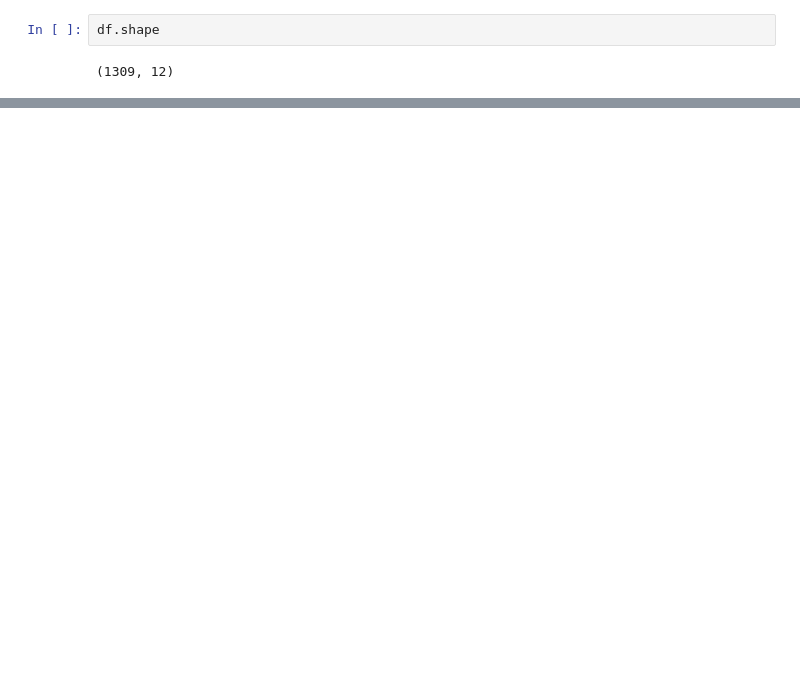
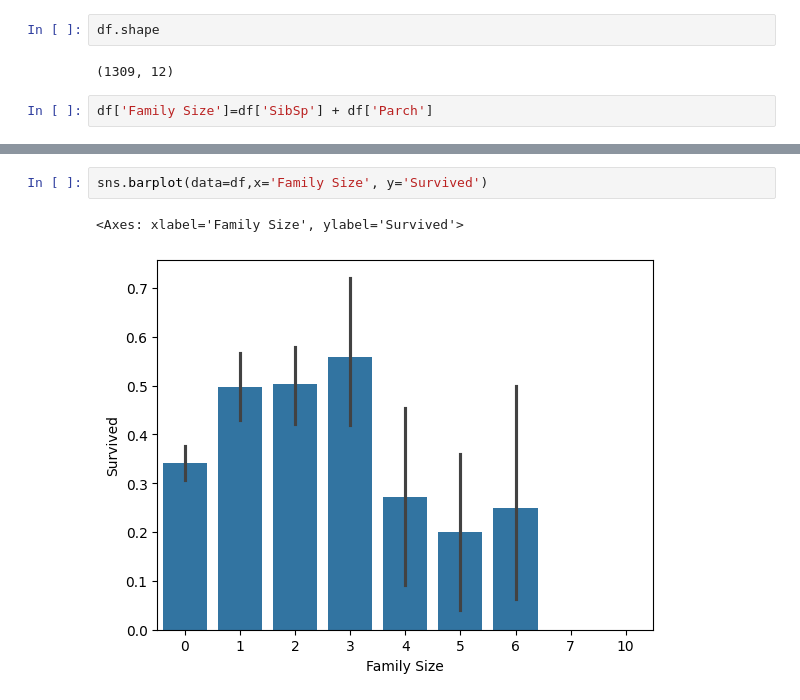
Before and after one commit to ashuwebdevloper/GEN-AI, a Jupyter notebook: ML/EDA/Feature_Engineering.ipynb, the cells around one changed output, grey strips where cells are left out. Cells and saved outputs as stored; diff of their text form; blank space fills up the shorter version.

```diff
--- a/ML/EDA/Feature_Engineering.ipynb
+++ b/ML/EDA/Feature_Engineering.ipynb
@@ -37,3 +37,5 @@ df.head()
 df.shape
 # %% [output]
 (1309, 12)
+# %%
+df['Family Size']=df['SibSp'] + df['Parch']
@@ -39,0 +56,5 @@ df.shape
+# %%
+sns.barplot(data=df,x='Family Size', y='Survived')
+# %% [output]
+<Axes: xlabel='Family Size', ylabel='Survived'>
+[figure, added]
```
Also changed, not shown: parts of 2 cells of this notebook, 2 other files.
